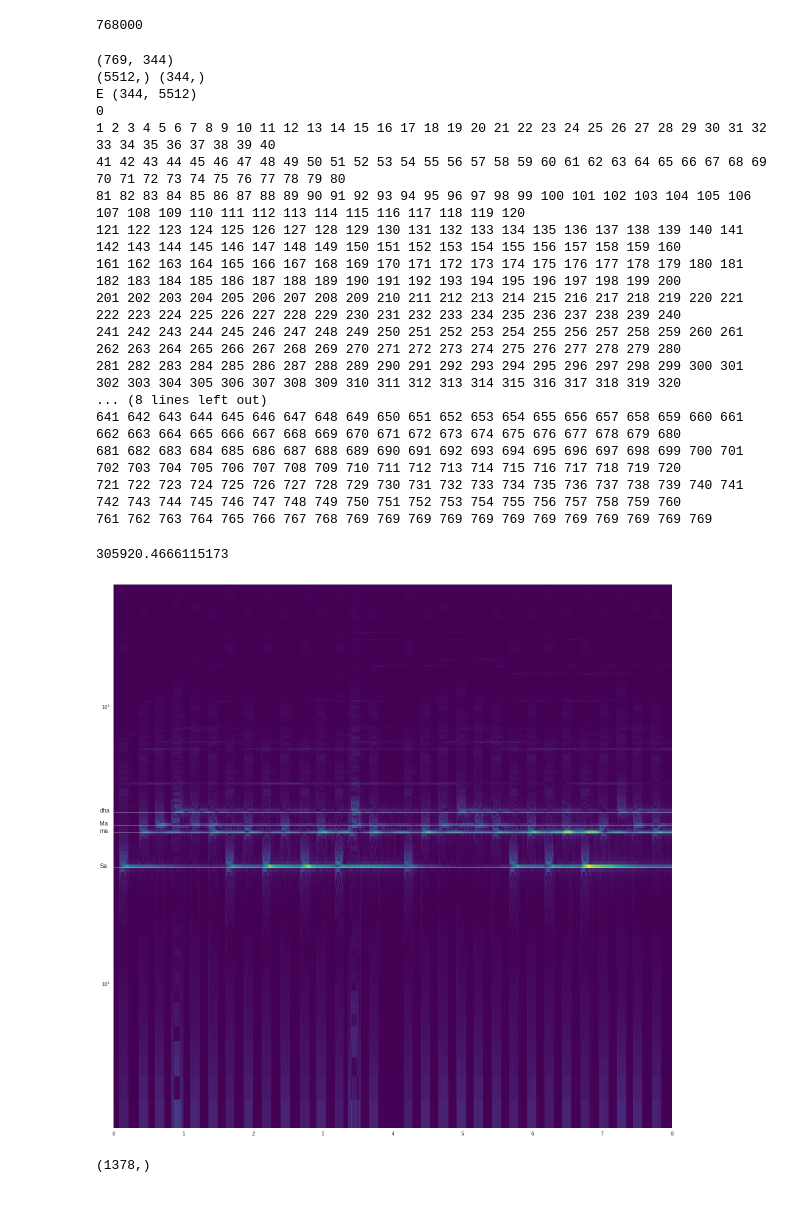
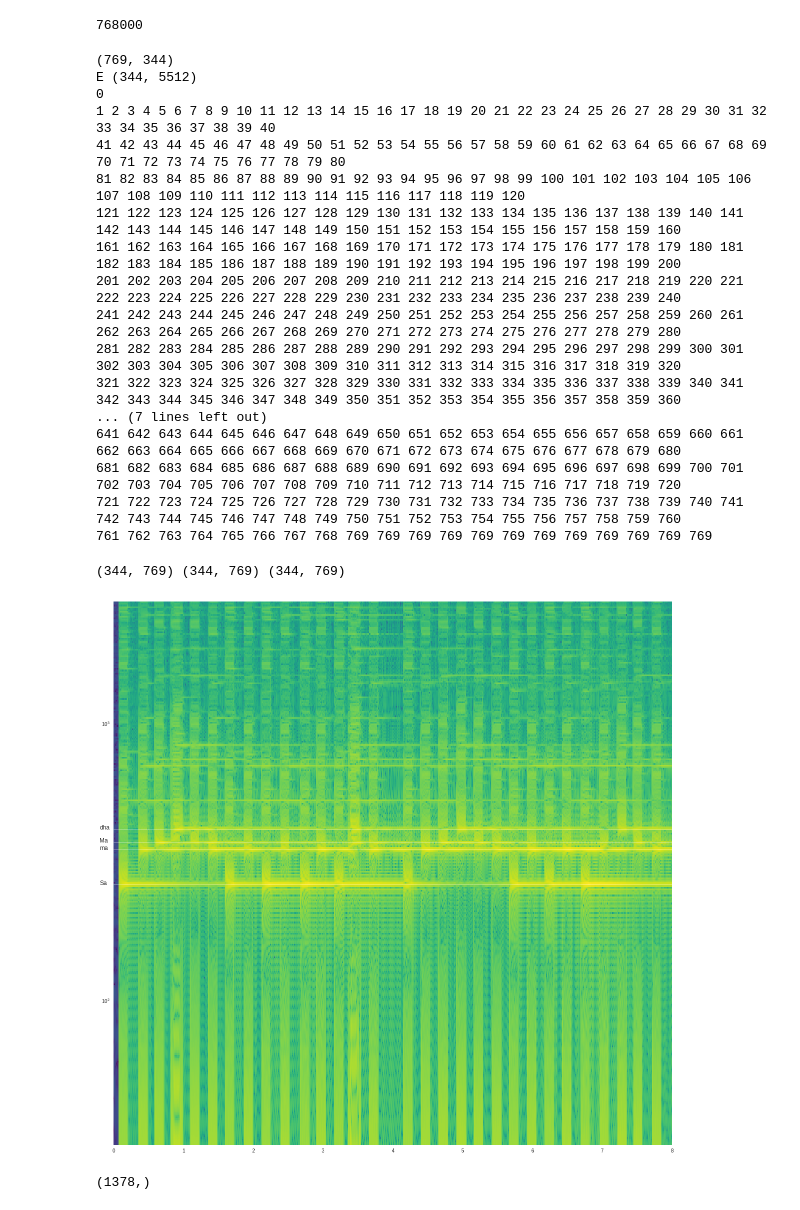
Before and after one commit to tandav/spectrogram, a Jupyter notebook: custom_fft_low_freqs.ipynb, the cells around one changed output. Drawn from its saved outputs; the diff is of its cells as text; code cells hidden in the pictures.

```diff
--- a/custom_fft_low_freqs.ipynb
+++ b/custom_fft_low_freqs.ipynb
@@ -129,13 +130,13 @@ spectrogram = np.empty( ((signal.shape[-1] - noverlap) // step, f_N) )
 # spectrogram = np.empty( (nperseg, (signal.shape[-1] - noverlap) // step)  )
 print(spectrogram.shape)
 
-t = np.linspace(0, nperseg / rate, nperseg)
-f = np.linspace(30, nperseg//2, f_N) # second arg: nperseg//2 (Nyquist limit)
-# f = np.geomspace(30, nperseg//2, f_N) # second arg: nperseg//2 (Nyquist limit)
+t_chunk = np.linspace(0, nperseg / rate, nperseg)
+# f = np.linspace(30, nperseg//2, f_N) # second arg: nperseg//2 (Nyquist limit)
+f = np.geomspace(30, nperseg//2, f_N) # second arg: nperseg//2 (Nyquist limit)
 
-print(t.shape, f.shape)
-T, F = np.meshgrid(t, f)
-E = np.exp(-2j * np.pi * F * T)
+
+T_chunk, F_chunk = np.meshgrid(t_chunk, f)
+E = np.exp(-2j * np.pi * F_chunk * T_chunk)
 print('E', E.shape)
 j = 0
 for i in range(0, N, step):
@@ -158,7 +159,6 @@ for i in range(0, N, step):
         j += 1
 # %% [output]
 (769, 344)
-(5512,) (344,)
 E (344, 5512)
 0
 1 2 3 4 5 6 7 8 9 10 11 12 13 14 15 16 17 18 19 20 21 22 23 24 25 26 27 28 29 30 31 32 33 34 35 36 37 38 39 40
@@ -169,43 +169,53 @@ E (344, 5512)
 201 202 203 204 205 206 207 208 209 210 211 212 213 214 215 216 217 218 219 220 221 222 223 224 225 226 227 228 229 230 231 232 233 234 235 236 237 238 239 240
 241 242 243 244 245 246 247 248 249 250 251 252 253 254 255 256 257 258 259 260 261 262 263 264 265 266 267 268 269 270 271 272 273 274 275 276 277 278 279 280
 281 282 283 284 285 286 287 288 289 290 291 292 293 294 295 296 297 298 299 300 301 302 303 304 305 306 307 308 309 310 311 312 313 314 315 316 317 318 319 320
-... (8 lines left out)
+321 322 323 324 325 326 327 328 329 330 331 332 333 334 335 336 337 338 339 340 341 342 343 344 345 346 347 348 349 350 351 352 353 354 355 356 357 358 359 360
+... (7 lines left out)
 641 642 643 644 645 646 647 648 649 650 651 652 653 654 655 656 657 658 659 660 661 662 663 664 665 666 667 668 669 670 671 672 673 674 675 676 677 678 679 680
 681 682 683 684 685 686 687 688 689 690 691 692 693 694 695 696 697 698 699 700 701 702 703 704 705 706 707 708 709 710 711 712 713 714 715 716 717 718 719 720
 721 722 723 724 725 726 727 728 729 730 731 732 733 734 735 736 737 738 739 740 741 742 743 744 745 746 747 748 749 750 751 752 753 754 755 756 757 758 759 760
 761 762 763 764 765 766 767 768 769 769 769 769 769 769 769 769 769 769 769 769
 # %%
-plt.grid(False)
+t_for_spectrogram = np.linspace(0, N/rate, j)
+
+T, F = np.meshgrid(t_for_spectrogram, f)
+
+
+
+
 # plt.imshow(spectrogram.T, origin='lower', cmap='viridis')
 
 # spectrogram = spectrogram.T
 # spectrogram = np.log(spectrogram)
 # spectrogram[spectrogram < 16.92] = 0
-print('\n')
-print(spectrogram.mean())
+# print('\n')
+# print(spectrogram.mean())
 
-spec_filtered = np.copy(spectrogram)
+spec_filtered = np.copy(spectrogram.T)
+print(T.shape, F.shape, spec_filtered.shape)
 # spec_filtered[spec_filtered < 1714111 * 2] = 0
 # plt.imshow(20 * np.log10(spectrogram.T), origin='lower', cmap='viridis')
 # plt.imshow(spec_filtered.T, origin='lower', cmap='viridis')
-plt.imshow(spec_filtered.T, origin='lower', cmap='viridis', extent=[0, N/rate, f[0], f[-1]], aspect='auto')
+plt.pcolormesh(T, F, spec_filtered, cmap='viridis')
+# plt.imshow(spec_filtered.T, origin='lower', cmap='viridis', extent=[0, N/rate, f[0], f[-1]], aspect='auto')
 # plt.imshow(spectrogram.T, origin='lower', cmap='viridis')
 # plt.imshow(spectrogram, origin='lower', cmap='viridis')
 # plt.xticks(np.linspace(0, N/rate, N))
 # plt.yticks(f)
 freqlines = np.array([261, 350, 372, 415])
 plt.semilogy()
 plt.hlines(freqlines, xmin=0, xmax=N/rate, linewidth=0.5, color='w', label='Sa')
 plt.text(-0.2, 261, 'Sa', fontsize=12)
 plt.text(-0.2, 350, 'ma', fontsize=12)
 plt.text(-0.2, 372, 'Ma', fontsize=12)
 plt.text(-0.2, 415, 'dha', fontsize=12)
 # plt.hlines(f, xmin=0, xmax=400, linewidth=1, color='w')
 # plt.axhline(y=261, linewidth=1, color='w')
+plt.grid(False)
 plt.show()
 # %% [output]
-305920.4666115173
+(344, 769) (344, 769) (344, 769)
-[figure, old version]
+[figure, new version]
 # %%
 np.hanning(1378).shape
 # %% [output]
```
Also changed, not shown: parts of 2 cells of this notebook.
